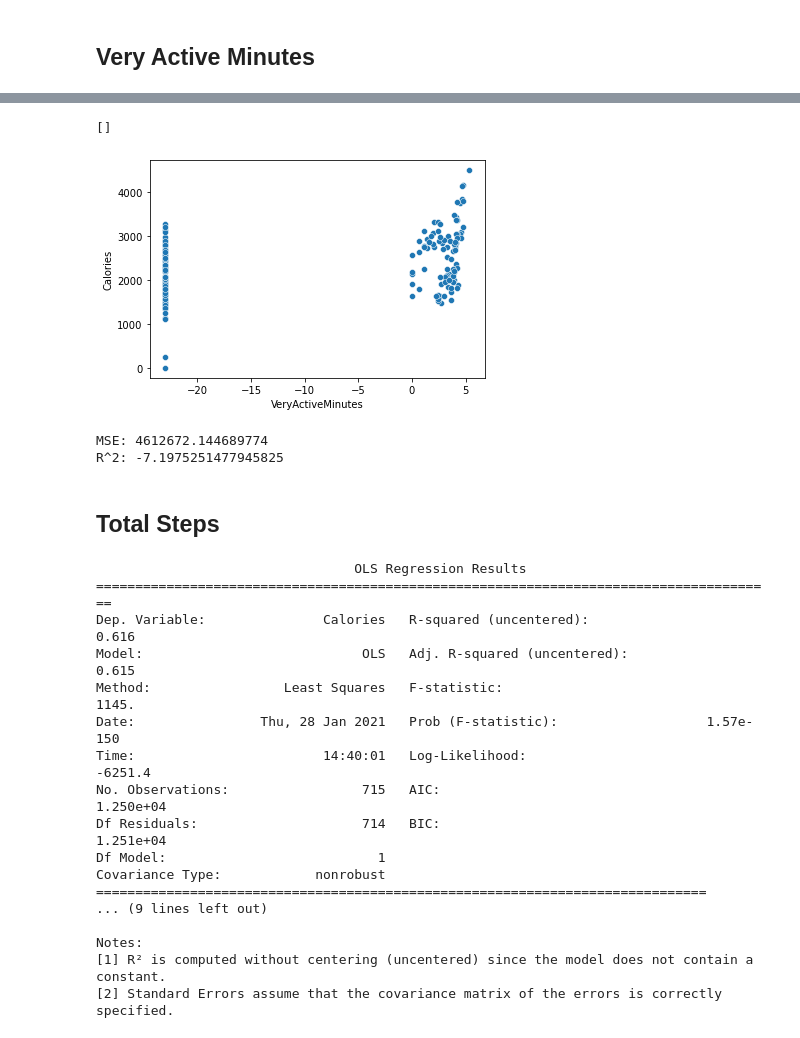
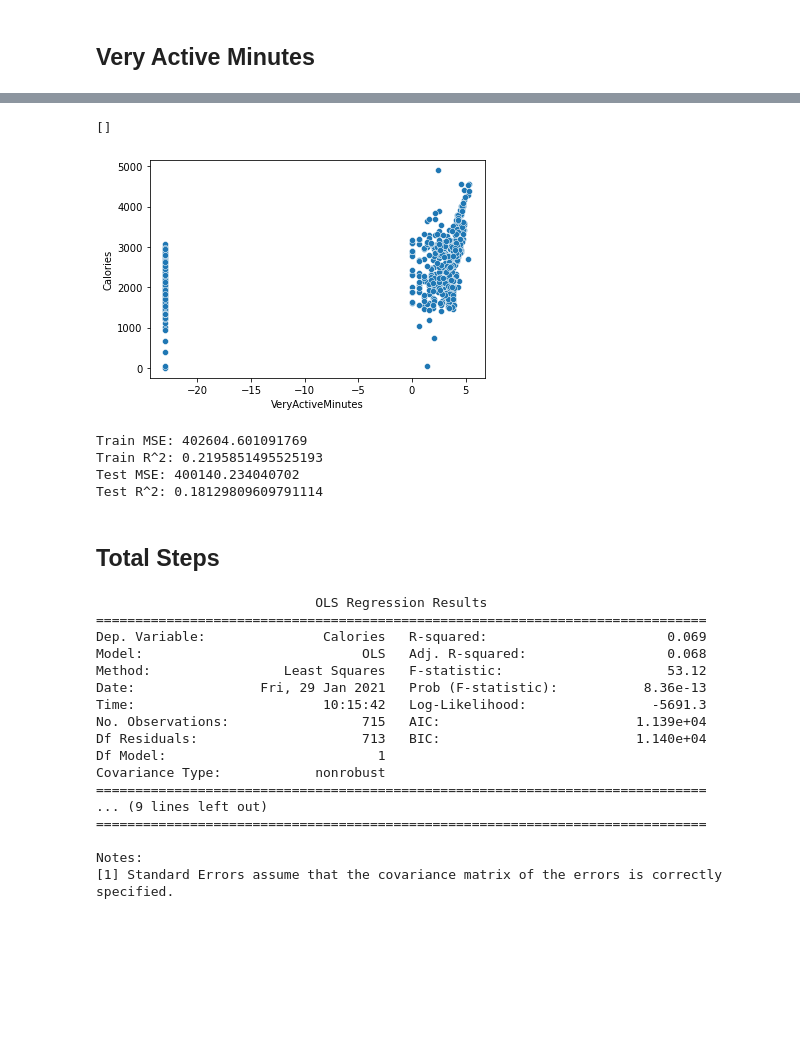
Before and after one commit to the-data-science-union/DSU-W2021-Loss-Weight-Tracking, a Jupyter notebook: lu_week3_single_parameter_power_model.ipynb, the cells around one changed output, grey strips where cells are left out. Cells and saved outputs as stored; diff of their text form; code cells hidden in the pictures; blank space fills up the shorter version.

Commit message:
fixed issues with missing constant

```diff
--- a/lu_week3_single_parameter_power_model.ipynb
+++ b/lu_week3_single_parameter_power_model.ipynb
@@ -9,6 +8,6 @@ from sklearn.model_selection import train_test_split
 from sklearn.metrics import r2_score,mean_squared_error
 # %%
-data = pd.read_csv("cleaned_dataset.csv")
+data = pd.read_csv("../cleaned_dataset.csv")
 # %%
 data.shape
 # %% [output]
@@ -31,7 +30,9 @@ X_train, X_test, y_train, y_test = train_test_split(X, y, test_size=0.2, random_
 ## Total Distance
 # %%
 x1_train = X_train.TotalDistance
+x1_train = sm.add_constant(x1_train)
 x1_test = X_test.TotalDistance
+x1_test = sm.add_constant(x1_test)
 # %%
 # Fit and summarize OLS model
 mod = sm.OLS(endog = y_train, exog = x1_train)
@@ -73,7 +78,9 @@ R^2: -57.57166145491761
 ## Very Active Minutes
 # %%
 x2_train = X_train.VeryActiveMinutes
+x2_train = sm.add_constant(x2_train)
 x2_test = X_test.VeryActiveMinutes
+x2_test = sm.add_constant(x2_test)
 # %%
 # Fit and summarize OLS model
 mod = sm.OLS(endog = y_train, exog = x2_train)
@@ -102,14 +109,18 @@ Notes:
 # %%
-ax = sns.scatterplot(x=x2_test, y=y_test)
+ax = sns.scatterplot(x=x2_train.iloc[:,-1], y=y_train)
 ax.set()
 # %% [output]
 []
-[figure, old version]
+[figure, new version]
 # %%
-print("MSE:", mean_squared_error(y_pred,y_test) )
-print("R^2:", r2_score(y_pred,y_test))
+print("Train MSE:", mean_squared_error(y_train,res.fittedvalues))
+print("Train R^2:", res.rsquared)
+print("Test MSE:", mean_squared_error(y_test,y_pred))
+print("Test R^2:", r2_score(y_test,y_pred))
 # %% [output]
-MSE: 4612672.144689774
-R^2: -7.1975251477945825
+Train MSE: 402604.601091769
+Train R^2: 0.2195851495525193
+Test MSE: 400140.234040702
+Test R^2: 0.18129809609791114
 # %% [markdown]
 ## Total Steps
@@ -116,7 +132,4 @@ R^2: -7.1975251477945825
 # %%
-x3_train = X_train.TotalSteps
-x3_test = X_test.TotalSteps
-
 # Fit and summarize OLS model
 mod = sm.OLS(endog = y_train, exog = x3_train)
 res = mod.fit()
@@ -124,21 +137,21 @@ res = mod.fit()
 y_pred = res.predict(x3_test)
 print(res.summary())
 # %% [output]
-                                 OLS Regression Results
-=======================================================================================
-Dep. Variable:               Calories   R-squared (uncentered):                   0.616
-Model:                            OLS   Adj. R-squared (uncentered):              0.615
-Method:                 Least Squares   F-statistic:                              1145.
-Date:                Thu, 28 Jan 2021   Prob (F-statistic):                   1.57e-150
-Time:                        14:40:01   Log-Likelihood:                         -6251.4
-No. Observations:                 715   AIC:                                  1.250e+04
-Df Residuals:                     714   BIC:                                  1.251e+04
+                            OLS Regression Results
+==============================================================================
+Dep. Variable:               Calories   R-squared:                       0.069
+Model:                            OLS   Adj. R-squared:                  0.068
+Method:                 Least Squares   F-statistic:                     53.12
+Date:                Fri, 29 Jan 2021   Prob (F-statistic):           8.36e-13
+Time:                        10:15:42   Log-Likelihood:                -5691.3
+No. Observations:                 715   AIC:                         1.139e+04
+Df Residuals:                     713   BIC:                         1.140e+04
 Df Model:                           1
 Covariance Type:            nonrobust
 ==============================================================================
 ... (9 lines left out)
+==============================================================================
 
 Notes:
-[1] R² is computed without centering (uncentered) since the model does not contain a constant.
-[2] Standard Errors assume that the covariance matrix of the errors is correctly specified.
+[1] Standard Errors assume that the covariance matrix of the errors is correctly specified.
 # %%
```
Also changed, not shown: parts of 9 cells of this notebook.
